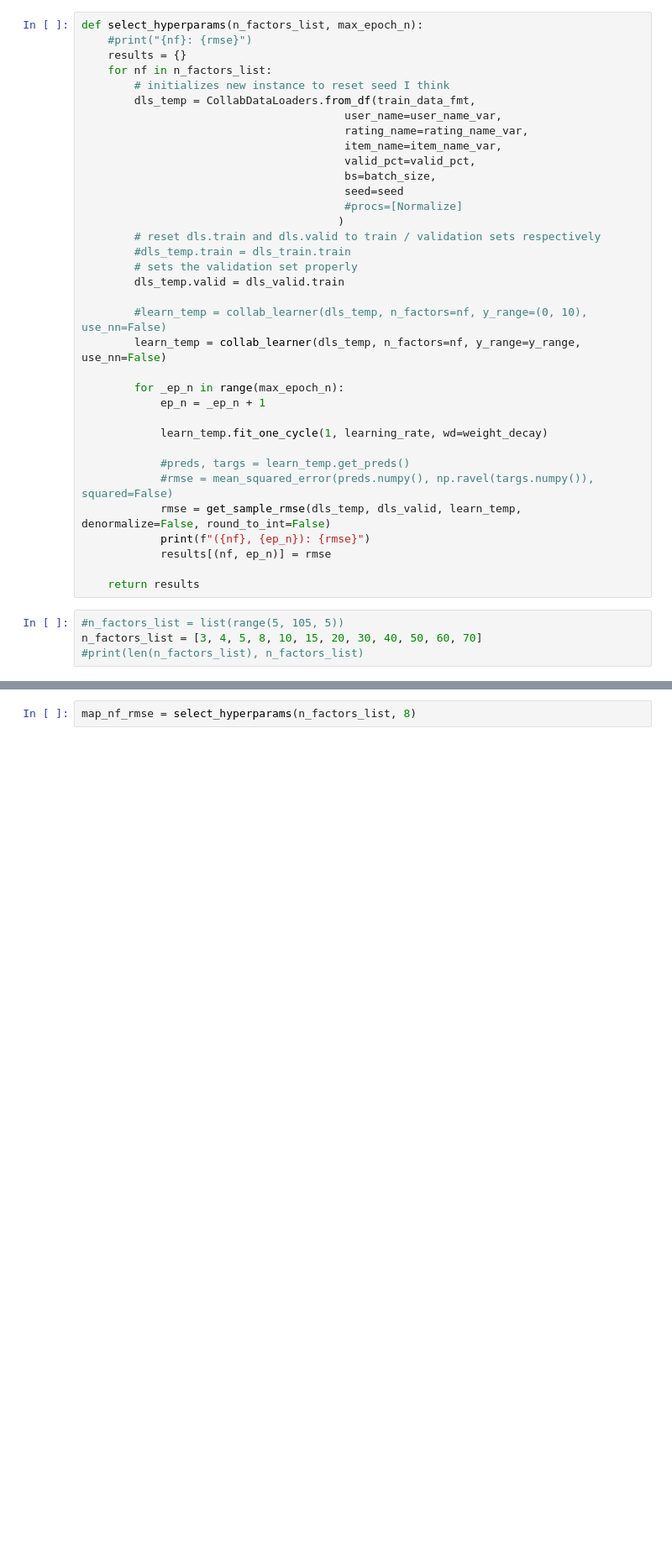
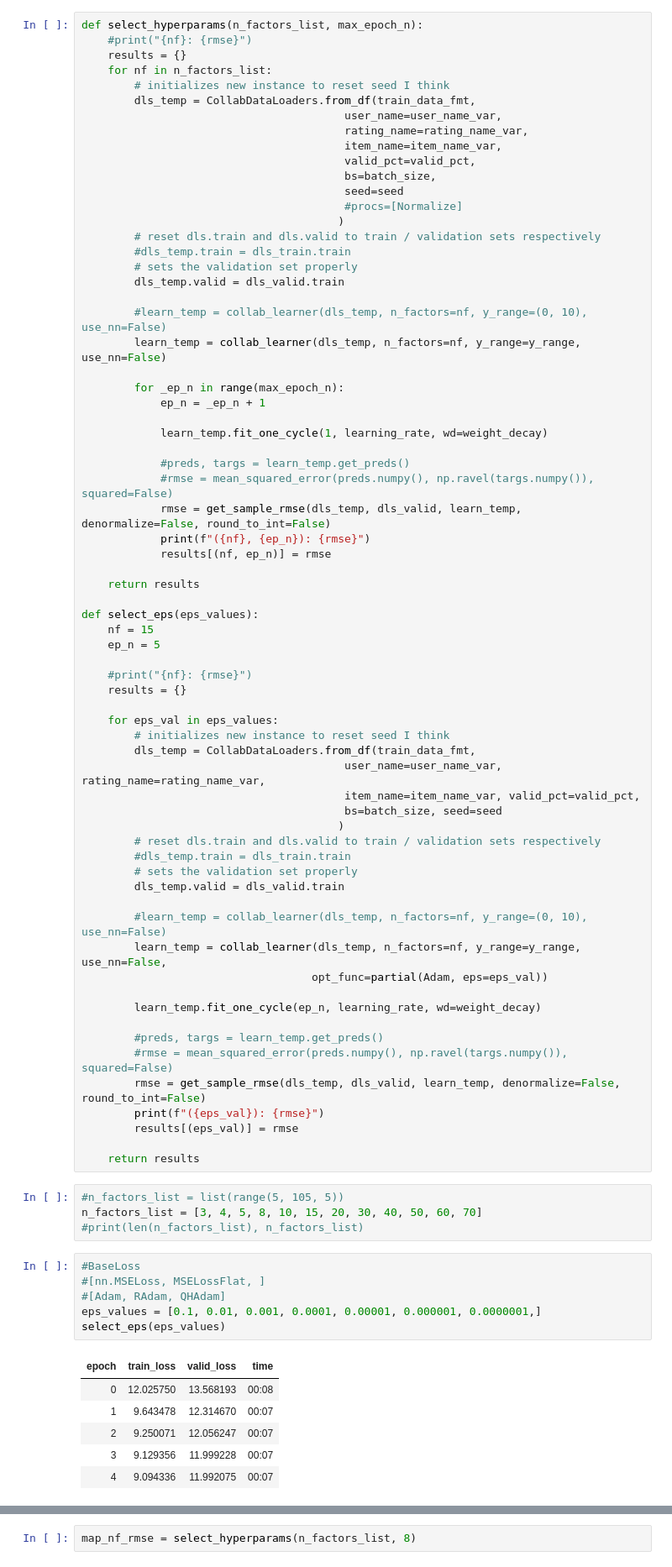
Before and after one commit to psaunderualberta/466_Group_Project, a Jupyter notebook: embeddings.ipynb, the cells around one changed output, grey strips where cells are left out. Shown at 84% size. Saved outputs shown, nothing was run; the diff lists cells and outputs as text; blank space fills up the shorter version.

```diff
--- a/embeddings.ipynb
+++ b/embeddings.ipynb
@@ -364,7 +399,53 @@ def select_hyperparams(n_factors_list, max_epoch_n):
             results[(nf, ep_n)] = rmse
 
     return results
+
+def select_eps(eps_values):
+    nf = 15
+    ep_n = 5
+
+    #print("{nf}: {rmse}")
+    results = {}
+
+    for eps_val in eps_values:
+        # initializes new instance to reset seed I think
+        dls_temp = CollabDataLoaders.from_df(train_data_fmt,
+                                        user_name=user_name_var, rating_name=rating_name_var,
+                                        item_name=item_name_var, valid_pct=valid_pct,
+                                        bs=batch_size, seed=seed
+                                       )
+        # reset dls.train and dls.valid to train / validation sets respectively
+        #dls_temp.train = dls_train.train
+        # sets the validation set properly
+        dls_temp.valid = dls_valid.train
+
+        #learn_temp = collab_learner(dls_temp, n_factors=nf, y_range=(0, 10), use_nn=False)
+        learn_temp = collab_learner(dls_temp, n_factors=nf, y_range=y_range, use_nn=False,
+                                   opt_func=partial(Adam, eps=eps_val))
+
+        learn_temp.fit_one_cycle(ep_n, learning_rate, wd=weight_decay)
+
+        #preds, targs = learn_temp.get_preds()
+        #rmse = mean_squared_error(preds.numpy(), np.ravel(targs.numpy()), squared=False)
+        rmse = get_sample_rmse(dls_temp, dls_valid, learn_temp, denormalize=False, round_to_int=False)
+        print(f"({eps_val}): {rmse}")
+        results[(eps_val)] = rmse
+
+    return results
 # %%
 #n_factors_list = list(range(5, 105, 5))
 n_factors_list = [3, 4, 5, 8, 10, 15, 20, 30, 40, 50, 60, 70]
 #print(len(n_factors_list), n_factors_list)
+# %%
+#BaseLoss
+#[nn.MSELoss, MSELossFlat, ]
+#[Adam, RAdam, QHAdam]
+eps_values = [0.1, 0.01, 0.001, 0.0001, 0.00001, 0.000001, 0.0000001,]
+select_eps(eps_values)
+# %% [output]
+| epoch | train_loss | valid_loss | time |
+| 0 | 12.025750 | 13.568193 | 00:08 |
+| 1 | 9.643478 | 12.314670 | 00:07 |
+| 2 | 9.250071 | 12.056247 | 00:07 |
+| 3 | 9.129356 | 11.999228 | 00:07 |
+| 4 | 9.094336 | 11.992075 | 00:07 |
```
Also changed, not shown: parts of 10 cells of this notebook.
